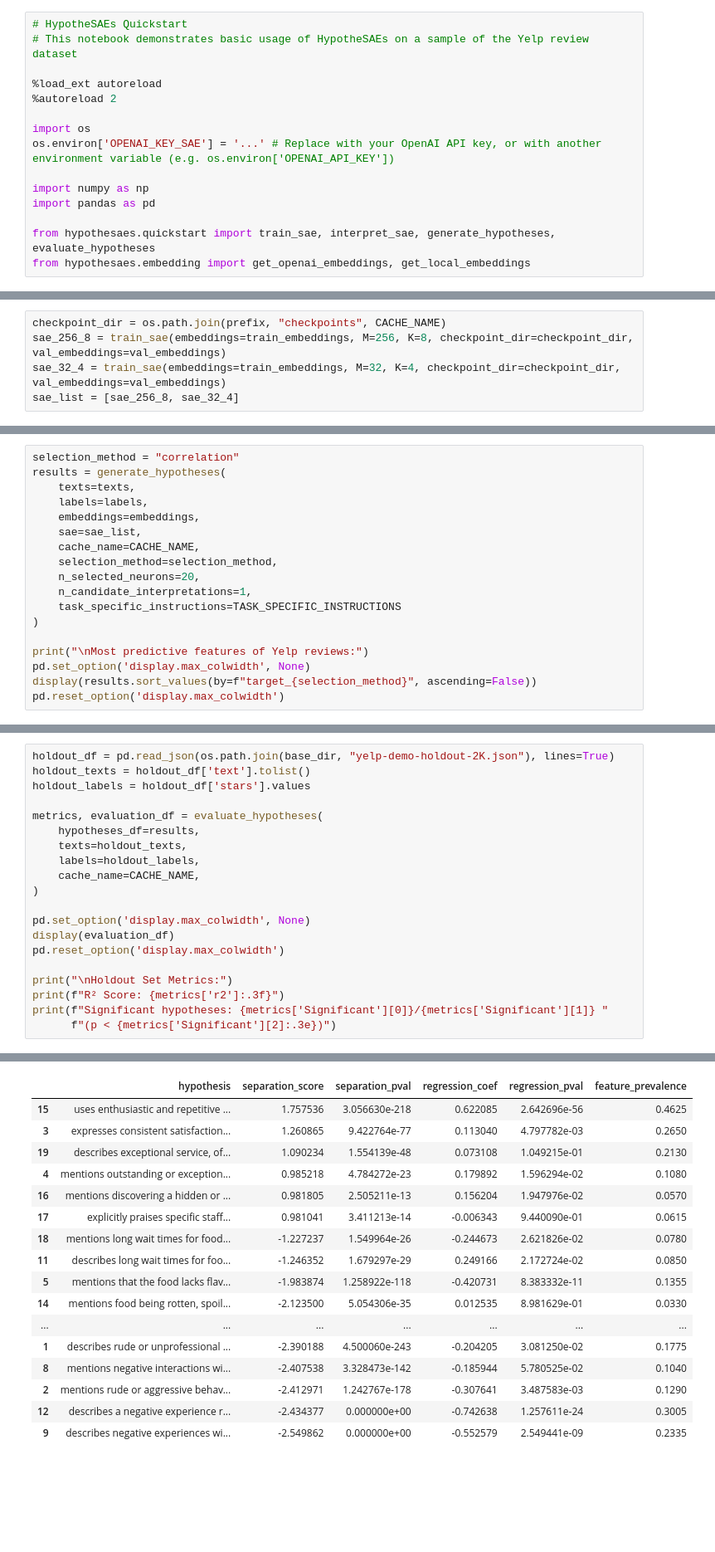
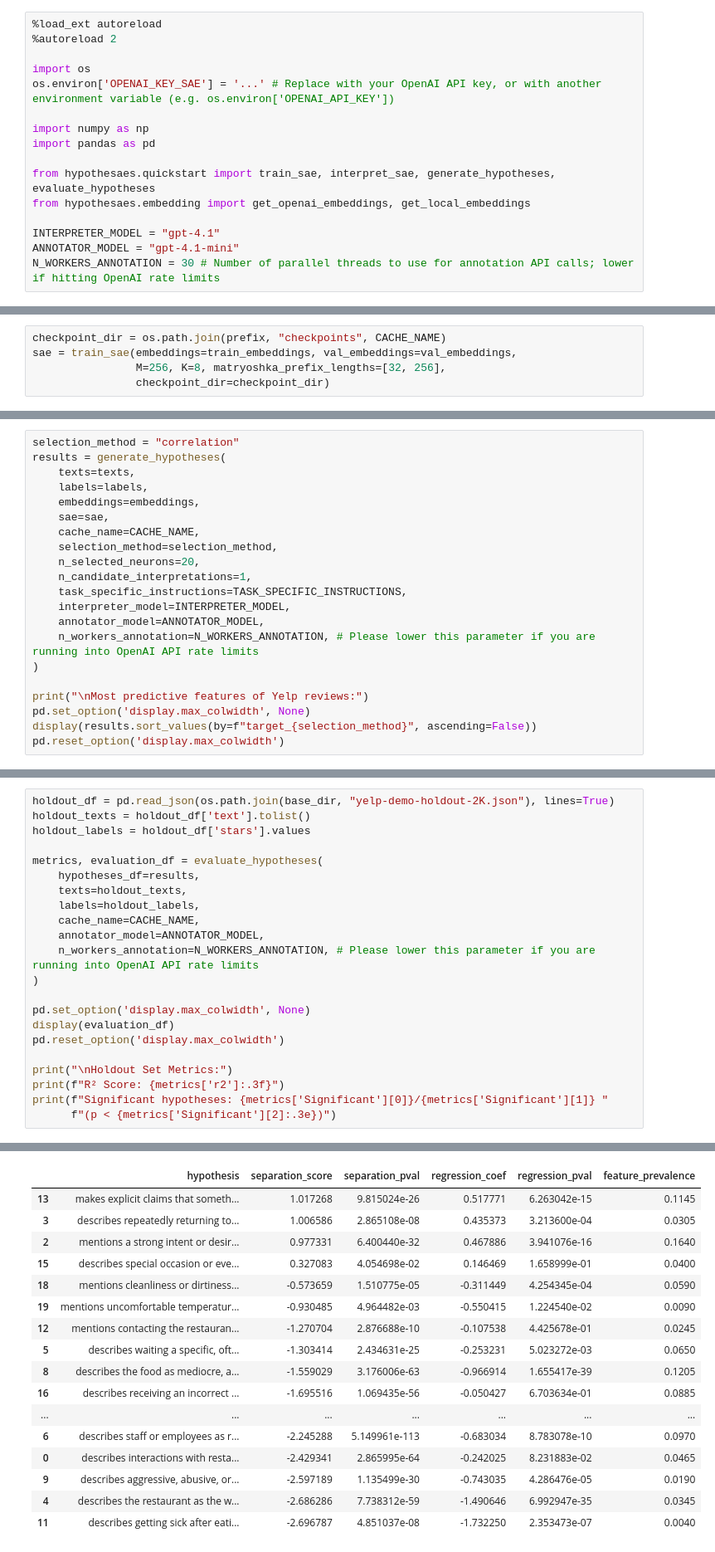
Before and after one commit to rmovva/HypotheSAEs, a Jupyter notebook: notebooks/quickstart.ipynb, the cells around one changed output, grey strips where cells are left out. Shown at 83% size. Cells and saved outputs as stored; diff of their text form; blank space fills up the shorter version.

Commit message:
Re-run quickstart with refactored code.

```diff
--- a/notebooks/quickstart.ipynb
+++ b/notebooks/quickstart.ipynb
@@ -1,7 +7,4 @@
 # %%
-# HypotheSAEs Quickstart
-# This notebook demonstrates basic usage of HypotheSAEs on a sample of the Yelp review dataset
-
 %load_ext autoreload
 %autoreload 2
 
@@ -13,3 +16,7 @@ import pandas as pd
 
 from hypothesaes.quickstart import train_sae, interpret_sae, generate_hypotheses, evaluate_hypotheses
 from hypothesaes.embedding import get_openai_embeddings, get_local_embeddings
+
+INTERPRETER_MODEL = "gpt-4.1"
+ANNOTATOR_MODEL = "gpt-4.1-mini"
+N_WORKERS_ANNOTATION = 30 # Number of parallel threads to use for annotation API calls; lower if hitting OpenAI rate limits
@@ -67,7 +80,7 @@ See the README for more details about selecting $M$ and $k$.
 # %%
 checkpoint_dir = os.path.join(prefix, "checkpoints", CACHE_NAME)
-sae_256_8 = train_sae(embeddings=train_embeddings, M=256, K=8, checkpoint_dir=checkpoint_dir, val_embeddings=val_embeddings)
-sae_32_4 = train_sae(embeddings=train_embeddings, M=32, K=4, checkpoint_dir=checkpoint_dir, val_embeddings=val_embeddings)
-sae_list = [sae_256_8, sae_32_4]
+sae = train_sae(embeddings=train_embeddings, val_embeddings=val_embeddings,
+                M=256, K=8, matryoshka_prefix_lengths=[32, 256],
+                checkpoint_dir=checkpoint_dir)
 # %% [output]
 Early stopping triggered after 67 epochs
@@ -139,12 +151,15 @@ results = generate_hypotheses(
     texts=texts,
     labels=labels,
     embeddings=embeddings,
-    sae=sae_list,
+    sae=sae,
     cache_name=CACHE_NAME,
     selection_method=selection_method,
     n_selected_neurons=20,
     n_candidate_interpretations=1,
-    task_specific_instructions=TASK_SPECIFIC_INSTRUCTIONS
+    task_specific_instructions=TASK_SPECIFIC_INSTRUCTIONS,
+    interpreter_model=INTERPRETER_MODEL,
+    annotator_model=ANNOTATOR_MODEL,
+    n_workers_annotation=N_WORKERS_ANNOTATION, # Please lower this parameter if you are running into OpenAI API rate limits
 )
 
 print("\nMost predictive features of Yelp reviews:")
@@ -200,42 +215,44 @@ Additionally, we output the evaluation metrics used in the paper:
 # %%
 holdout_df = pd.read_json(os.path.join(base_dir, "yelp-demo-holdout-2K.json"), lines=True)
 holdout_texts = holdout_df['text'].tolist()
 holdout_labels = holdout_df['stars'].values
 
 metrics, evaluation_df = evaluate_hypotheses(
     hypotheses_df=results,
     texts=holdout_texts,
     labels=holdout_labels,
     cache_name=CACHE_NAME,
+    annotator_model=ANNOTATOR_MODEL,
+    n_workers_annotation=N_WORKERS_ANNOTATION, # Please lower this parameter if you are running into OpenAI API rate limits
 )
 
 pd.set_option('display.max_colwidth', None)
 display(evaluation_df)
 pd.reset_option('display.max_colwidth')
 
 print("\nHoldout Set Metrics:")
 print(f"R² Score: {metrics['r2']:.3f}")
 print(f"Significant hypotheses: {metrics['Significant'][0]}/{metrics['Significant'][1]} "
       f"(p < {metrics['Significant'][2]:.3e})")
 # %% [output]
 Step 1: Annotating texts with 20 hypotheses
 Found 0 cached items; annotating 40000 uncached items
 Step 2: Computing predictiveness of hypothesis annotations
 |  | hypothesis | separation_score | separation_pval | regression_coef | regression_pval | feature_prevalence |
-| 15 | uses enthusiastic and repetitive ... | 1.757536 | 3.056630e-218 | 0.622085 | 2.642696e-56 | 0.4625 |
-| 3 | expresses consistent satisfaction... | 1.260865 | 9.422764e-77 | 0.113040 | 4.797782e-03 | 0.2650 |
-| 19 | describes exceptional service, of... | 1.090234 | 1.554139e-48 | 0.073108 | 1.049215e-01 | 0.2130 |
-| 4 | mentions outstanding or exception... | 0.985218 | 4.784272e-23 | 0.179892 | 1.596294e-02 | 0.1080 |
-| 16 | mentions discovering a hidden or ... | 0.981805 | 2.505211e-13 | 0.156204 | 1.947976e-02 | 0.0570 |
-| 17 | explicitly praises specific staff... | 0.981041 | 3.411213e-14 | -0.006343 | 9.440090e-01 | 0.0615 |
-| 18 | mentions long wait times for food... | -1.227237 | 1.549964e-26 | -0.244673 | 2.621826e-02 | 0.0780 |
-| 11 | describes long wait times for foo... | -1.246352 | 1.679297e-29 | 0.249166 | 2.172724e-02 | 0.0850 |
-| 5 | mentions that the food lacks flav... | -1.983874 | 1.258922e-118 | -0.420731 | 8.383332e-11 | 0.1355 |
-| 14 | mentions food being rotten, spoil... | -2.123500 | 5.054306e-35 | 0.012535 | 8.981629e-01 | 0.0330 |
+| 13 | makes explicit claims that someth... | 1.017268 | 9.815024e-26 | 0.517771 | 6.263042e-15 | 0.1145 |
+| 3 | describes repeatedly returning to... | 1.006586 | 2.865108e-08 | 0.435373 | 3.213600e-04 | 0.0305 |
+| 2 | mentions a strong intent or desir... | 0.977331 | 6.400440e-32 | 0.467886 | 3.941076e-16 | 0.1640 |
+| 15 | describes special occasion or eve... | 0.327083 | 4.054698e-02 | 0.146469 | 1.658999e-01 | 0.0400 |
+| 18 | mentions cleanliness or dirtiness... | -0.573659 | 1.510775e-05 | -0.311449 | 4.254345e-04 | 0.0590 |
+| 19 | mentions uncomfortable temperatur... | -0.930485 | 4.964482e-03 | -0.550415 | 1.224540e-02 | 0.0090 |
+| 12 | mentions contacting the restauran... | -1.270704 | 2.876688e-10 | -0.107538 | 4.425678e-01 | 0.0245 |
+| 5 | describes waiting a specific, oft... | -1.303414 | 2.434631e-25 | -0.253231 | 5.023272e-03 | 0.0650 |
+| 8 | describes the food as mediocre, a... | -1.559029 | 3.176006e-63 | -0.966914 | 1.655417e-39 | 0.1205 |
+| 16 | describes receiving an incorrect ... | -1.695516 | 1.069435e-56 | -0.050427 | 6.703634e-01 | 0.0885 |
 | ... | ... | ... | ... | ... | ... | ... |
-| 1 | describes rude or unprofessional ... | -2.390188 | 4.500060e-243 | -0.204205 | 3.081250e-02 | 0.1775 |
-| 8 | mentions negative interactions wi... | -2.407538 | 3.328473e-142 | -0.185944 | 5.780525e-02 | 0.1040 |
-| 2 | mentions rude or aggressive behav... | -2.412971 | 1.242767e-178 | -0.307641 | 3.487583e-03 | 0.1290 |
-| 12 | describes a negative experience r... | -2.434377 | 0.000000e+00 | -0.742638 | 1.257611e-24 | 0.3005 |
-| 9 | describes negative experiences wi... | -2.549862 | 0.000000e+00 | -0.552579 | 2.549441e-09 | 0.2335 |
+| 6 | describes staff or employees as r... | -2.245288 | 5.149961e-113 | -0.683034 | 8.783078e-10 | 0.0970 |
+| 0 | describes interactions with resta... | -2.429341 | 2.865995e-64 | -0.242025 | 8.231883e-02 | 0.0465 |
+| 9 | describes aggressive, abusive, or... | -2.597189 | 1.135499e-30 | -0.743035 | 4.286476e-05 | 0.0190 |
+| 4 | describes the restaurant as the w... | -2.686286 | 7.738312e-59 | -1.490646 | 6.992947e-35 | 0.0345 |
+| 11 | describes getting sick after eati... | -2.696787 | 4.851037e-08 | -1.732250 | 2.353473e-07 | 0.0040 |
 Holdout Set Metrics:
```
Also changed, not shown: parts of 9 cells of this notebook.
